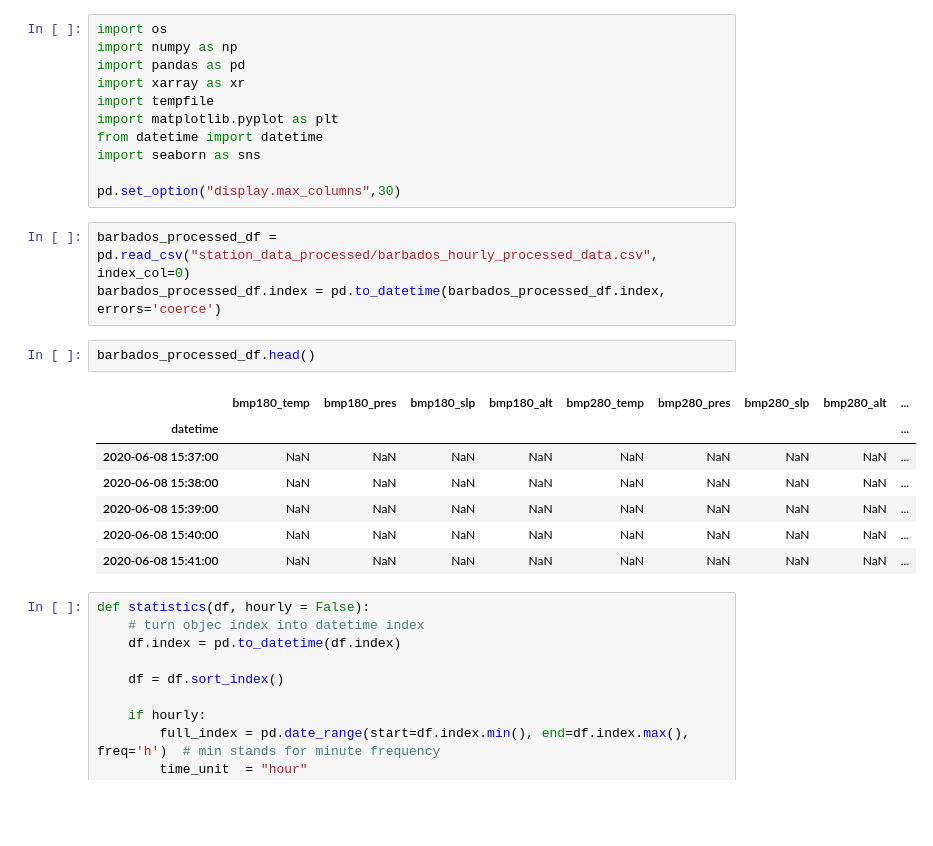
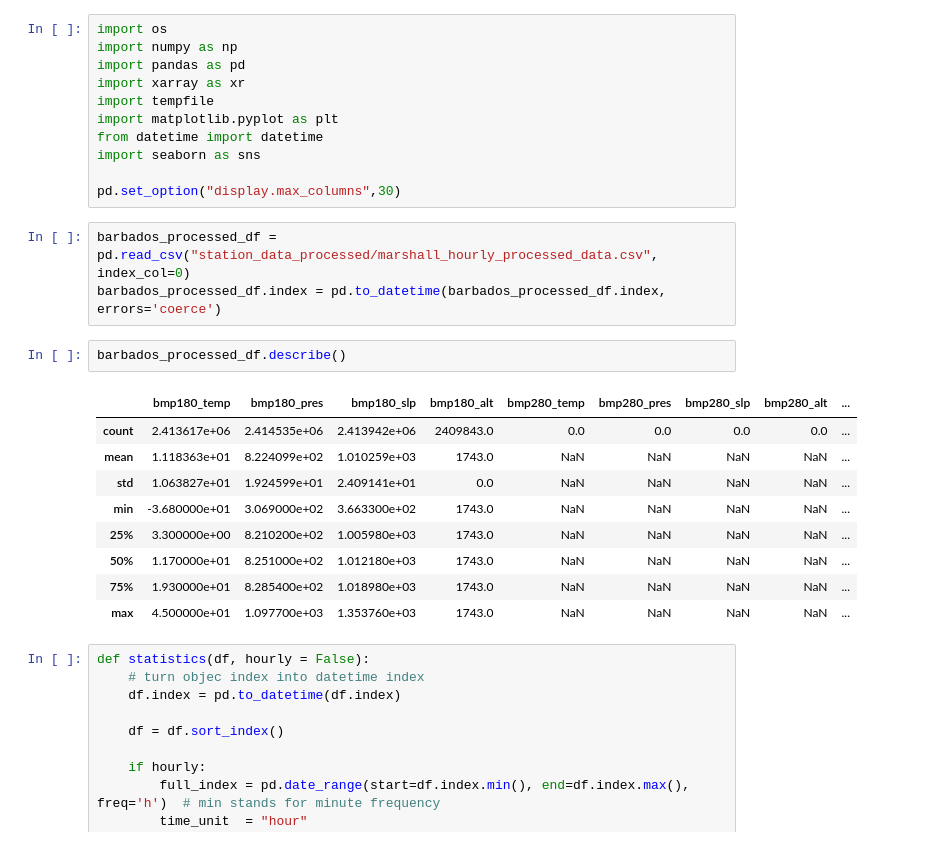
Before and after one commit to Ferdinand1123/digital-twin-for-weather-station, a Jupyter notebook: preciptiation.ipynb, the cells around one changed output. Saved outputs shown, nothing was run; the diff lists cells and outputs as text; blank space fills up the shorter version.

```diff
--- a/preciptiation.ipynb
+++ b/preciptiation.ipynb
@@ -10,18 +10,20 @@ import seaborn as sns
 
 pd.set_option("display.max_columns",30)
 # %%
-barbados_processed_df = pd.read_csv("station_data_processed/barbados_hourly_processed_data.csv", index_col=0)
+barbados_processed_df = pd.read_csv("station_data_processed/marshall_hourly_processed_data.csv", index_col=0)
 barbados_processed_df.index = pd.to_datetime(barbados_processed_df.index, errors='coerce')
 # %%
-barbados_processed_df.head()
+barbados_processed_df.describe()
 # %% [output]
 |  | bmp180_temp | bmp180_pres | bmp180_slp | bmp180_alt | bmp280_temp | bmp280_pres | bmp280_slp | bmp280_alt | ... |
-| datetime |  |  |  |  |  |  |  |  | ... |
-| 2020-06-08 15:37:00 | NaN | NaN | NaN | NaN | NaN | NaN | NaN | NaN | ... |
-| 2020-06-08 15:38:00 | NaN | NaN | NaN | NaN | NaN | NaN | NaN | NaN | ... |
-| 2020-06-08 15:39:00 | NaN | NaN | NaN | NaN | NaN | NaN | NaN | NaN | ... |
-| 2020-06-08 15:40:00 | NaN | NaN | NaN | NaN | NaN | NaN | NaN | NaN | ... |
-| 2020-06-08 15:41:00 | NaN | NaN | NaN | NaN | NaN | NaN | NaN | NaN | ... |
+| count | 2.413617e+06 | 2.414535e+06 | 2.413942e+06 | 2409843.0 | 0.0 | 0.0 | 0.0 | 0.0 | ... |
+| mean | 1.118363e+01 | 8.224099e+02 | 1.010259e+03 | 1743.0 | NaN | NaN | NaN | NaN | ... |
+| std | 1.063827e+01 | 1.924599e+01 | 2.409141e+01 | 0.0 | NaN | NaN | NaN | NaN | ... |
+| min | -3.680000e+01 | 3.069000e+02 | 3.663300e+02 | 1743.0 | NaN | NaN | NaN | NaN | ... |
+| 25% | 3.300000e+00 | 8.210200e+02 | 1.005980e+03 | 1743.0 | NaN | NaN | NaN | NaN | ... |
+| 50% | 1.170000e+01 | 8.251000e+02 | 1.012180e+03 | 1743.0 | NaN | NaN | NaN | NaN | ... |
+| 75% | 1.930000e+01 | 8.285400e+02 | 1.018980e+03 | 1743.0 | NaN | NaN | NaN | NaN | ... |
+| max | 4.500000e+01 | 1.097700e+03 | 1.353760e+03 | 1743.0 | NaN | NaN | NaN | NaN | ... |
 # %%
 def statistics(df, hourly = False):
     # turn objec index into datetime index
```
Also changed, not shown: parts of 9 cells of this notebook, 1 other file.
